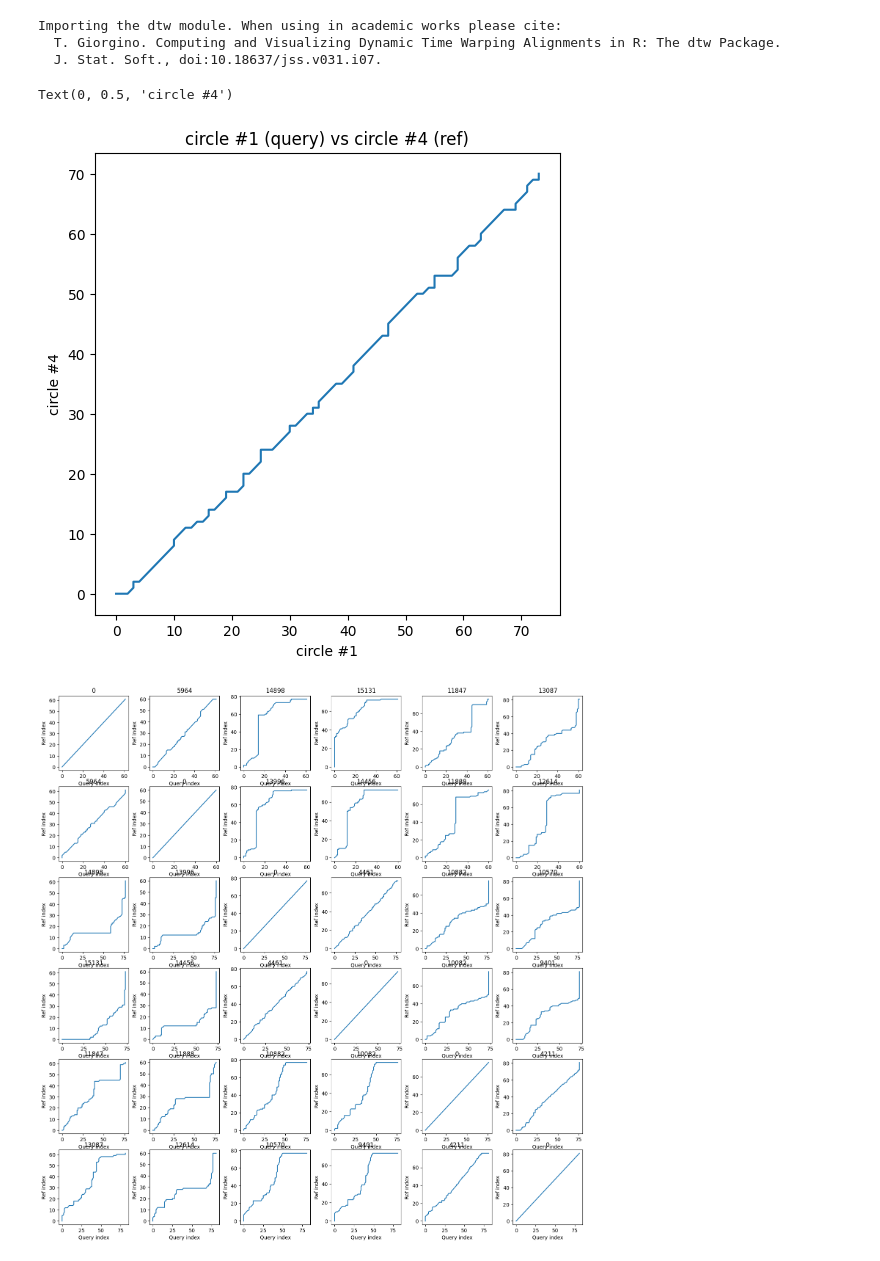
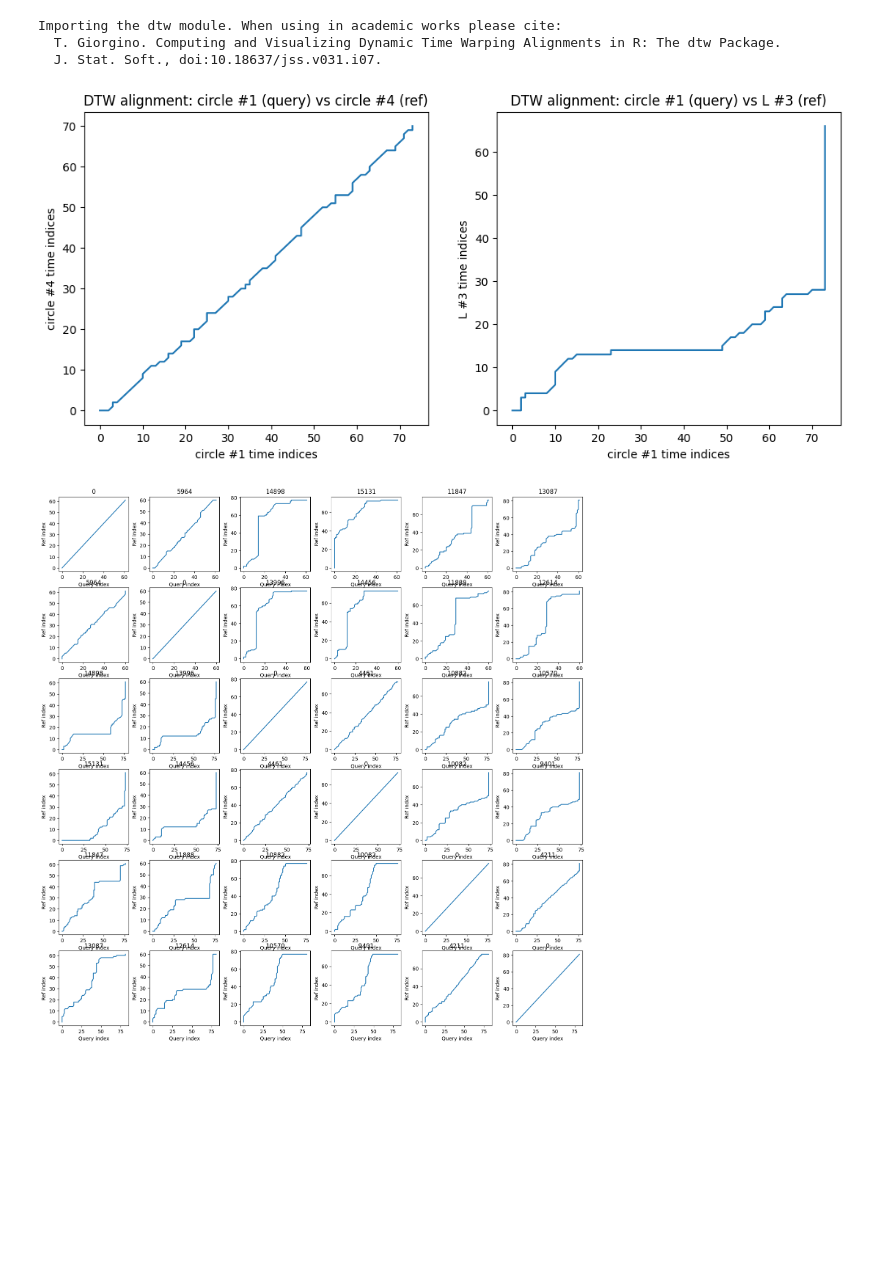
Before and after one commit to rbaron/spellcaster, a Jupyter notebook: data/accel_ble-dump.ipynb, the cells around one changed output. Drawn from its saved outputs; the diff is of its cells as text; code cells hidden in the pictures; blank space fills up the shorter version.

```diff
--- a/data/accel_ble-dump.ipynb
+++ b/data/accel_ble-dump.ipynb
@@ -63,22 +64,26 @@ Importing the dtw module. When using in academic works please cite:
 # %%
 DATA_COLS = ['ax', 'ay', 'az', 'gx', 'gy', 'gz']
 
 def mov_df(df, name, n):
     return df[(df.name == name) & (df.n == n)][DATA_COLS]
 
-res = dtw.dtw(
-    # Query.
-    mov_df(df, 'circle', 1),
-    # Reference.
-    mov_df(df, 'circle', 4)
-)
-ax = res.plot()
-ax.set_title('circle #1 (query) vs circle #4 (ref)')
-ax.set_xlabel('circle #1')
-ax.set_ylabel('circle #4')
+def plot(ax, name1, i1, name2, i2):
+    res = dtw.dtw(
+        # Query.
+        mov_df(df, name1, i1),
+        # Reference.
+        mov_df(df, name2, i2)
+    )
+    ax.plot(res.index1, res.index2)
+    ax.set_title(f'DTW alignment: {name1} #{i1} (query) vs {name2} #{i2} (ref)')
+    ax.set_xlabel(f'{name1} #{i1} time indices')
+    ax.set_ylabel(f'{name2} #{i2} time indices')
+
+fig, (ax1, ax2) = plt.subplots(1, 2, figsize=(12, 5))
+plot(ax1, 'circle', 1, 'circle', 4)
+plot(ax2, 'circle', 1, 'L', 3)
 # %% [output]
-Text(0, 0.5, 'circle #4')
-[figure, old version]
+[figure, new version]
 # %%
 dfs = [mov_df(df, 'L', i) for i in range(2)] + \
       [mov_df(df, 'circle', i) for i in range(2)] + \
```
Also changed, not shown: parts of 4 cells of this notebook, 1 other file.
